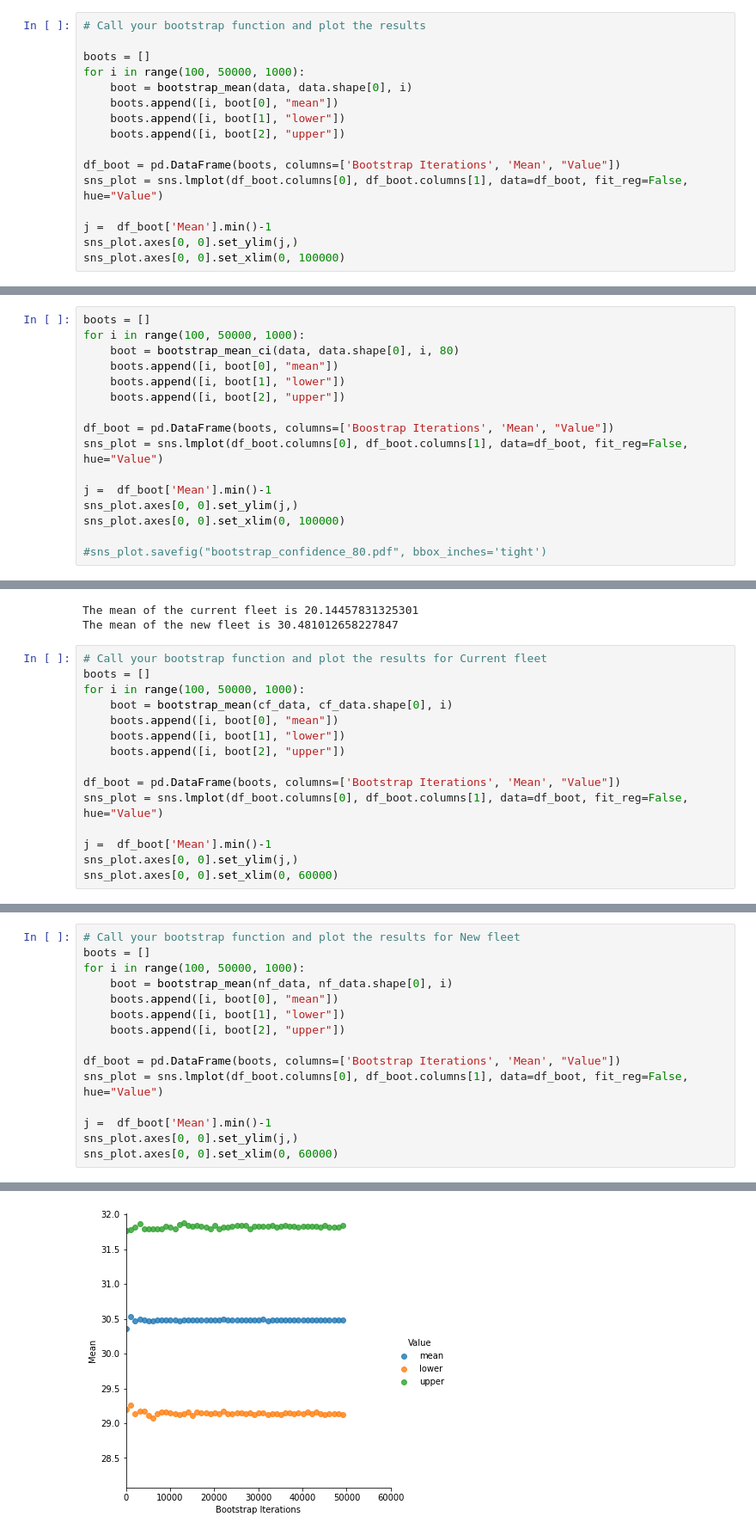
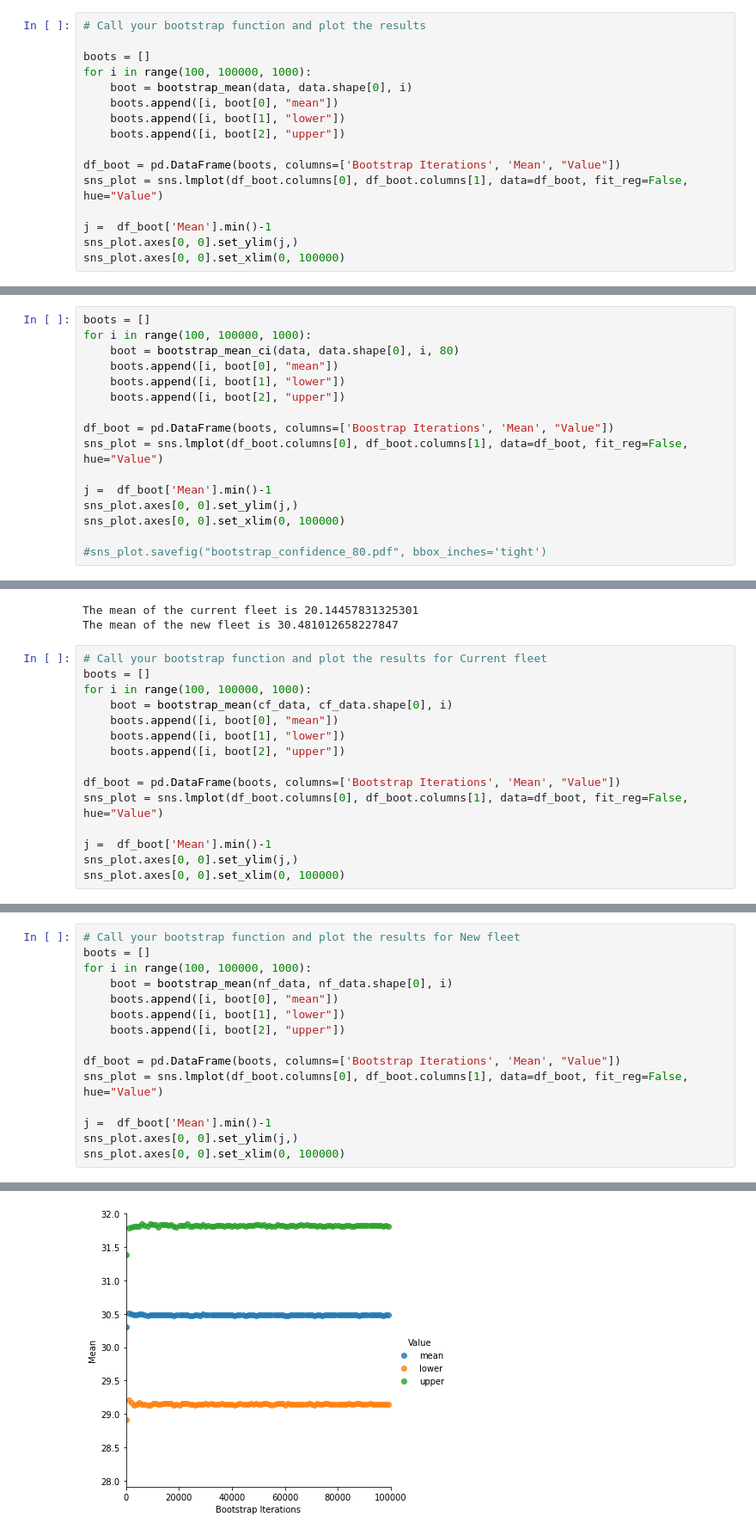
Before and after one commit to neerajthandayan/CE888, a Jupyter notebook: Boostrap/bootstrap.ipynb, the cells around one changed output, grey strips where cells are left out. Shown at 86% size. Saved outputs shown, nothing was run; the diff lists cells and outputs as text.

```diff
--- a/Boostrap/bootstrap.ipynb
+++ b/Boostrap/bootstrap.ipynb
@@ -36,7 +36,7 @@ def bootstrap_mean(x, sample_size, n_bootstraps):
 # Call your bootstrap function and plot the results
 
 boots = []
-for i in range(100, 50000, 1000):
+for i in range(100, 100000, 1000):
     boot = bootstrap_mean(data, data.shape[0], i)
     boots.append([i, boot[0], "mean"])
     boots.append([i, boot[1], "lower"])
@@ -67,6 +86,6 @@ def bootstrap_mean_ci(sample, sample_size, n_bootstraps, ci):
 # %%
 boots = []
-for i in range(100, 50000, 1000):
+for i in range(100, 100000, 1000):
     boot = bootstrap_mean_ci(data, data.shape[0], i, 80)
     boots.append([i, boot[0], "mean"])
     boots.append([i, boot[1], "lower"])
@@ -119,7 +138,7 @@ The mean of the new fleet is 30.481012658227847
 # %%
 # Call your bootstrap function and plot the results for Current fleet
 boots = []
-for i in range(100, 50000, 1000):
+for i in range(100, 100000, 1000):
     boot = bootstrap_mean(cf_data, cf_data.shape[0], i)
     boots.append([i, boot[0], "mean"])
     boots.append([i, boot[1], "lower"])
@@ -130,5 +149,5 @@ sns_plot = sns.lmplot(df_boot.columns[0], df_boot.columns[1], data=df_boot, fit_
 
 j =  df_boot['Mean'].min()-1
 sns_plot.axes[0, 0].set_ylim(j,)
-sns_plot.axes[0, 0].set_xlim(0, 60000)
+sns_plot.axes[0, 0].set_xlim(0, 100000)
 # %% [output]
@@ -137,7 +156,7 @@ sns_plot.axes[0, 0].set_xlim(0, 60000)
 # %%
 # Call your bootstrap function and plot the results for New fleet
 boots = []
-for i in range(100, 50000, 1000):
+for i in range(100, 100000, 1000):
     boot = bootstrap_mean(nf_data, nf_data.shape[0], i)
     boots.append([i, boot[0], "mean"])
     boots.append([i, boot[1], "lower"])
@@ -148,5 +167,5 @@ sns_plot = sns.lmplot(df_boot.columns[0], df_boot.columns[1], data=df_boot, fit_
 
 j =  df_boot['Mean'].min()-1
 sns_plot.axes[0, 0].set_ylim(j,)
-sns_plot.axes[0, 0].set_xlim(0, 60000)
+sns_plot.axes[0, 0].set_xlim(0, 100000)
 # %% [output]
@@ -154,4 +173,4 @@ sns_plot.axes[0, 0].set_xlim(0, 60000)
-[figure, old version]
+[figure, new version]
 # %%
 # Create your own function for a permutation test here (you will need it for the lab quiz!):
 def permut_test(sample1, sample2, n_permutations):
```
Also changed, not shown: parts of 13 cells of this notebook.
